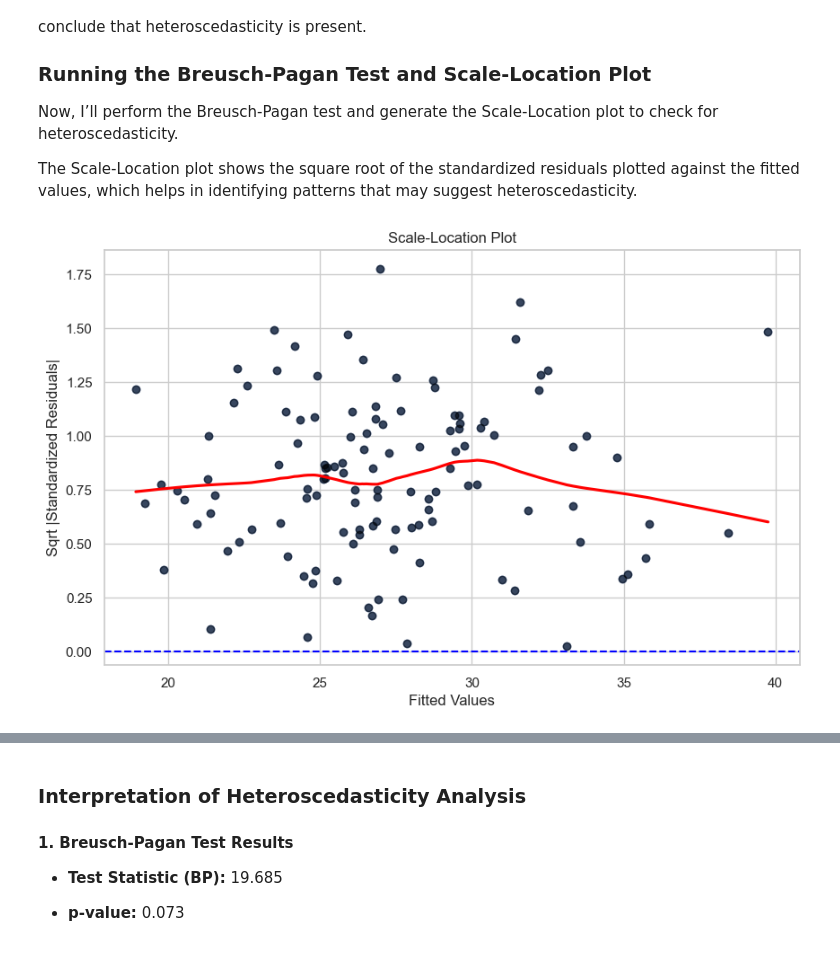
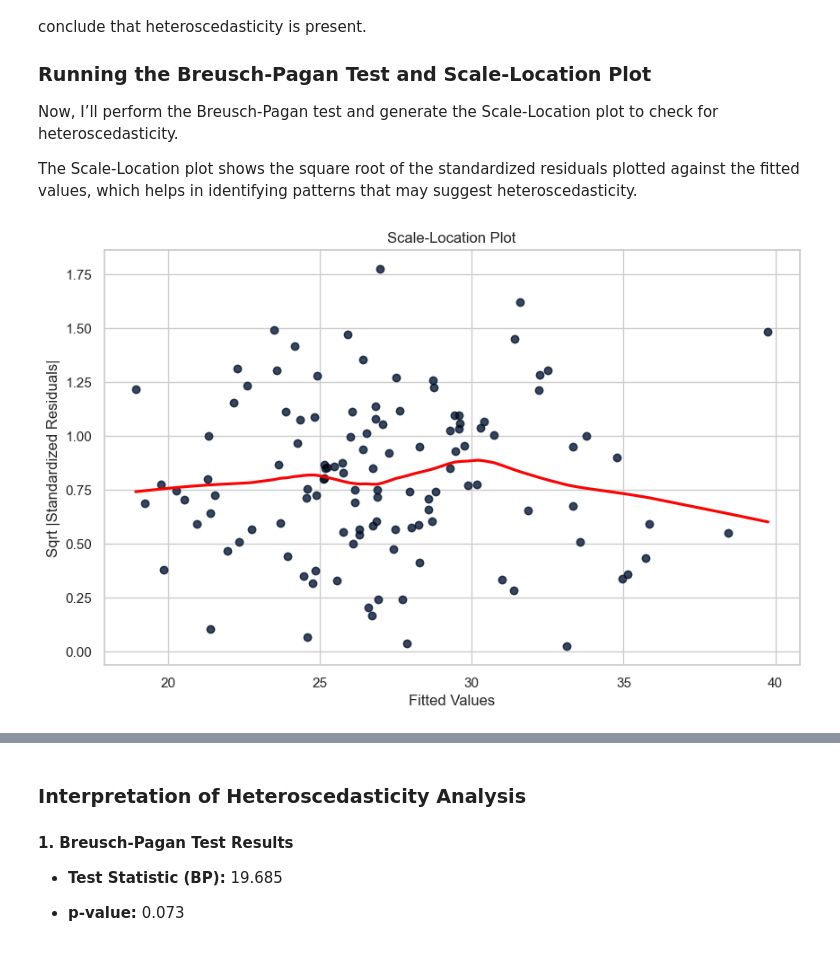
Before and after one commit to Statsomat/OLSAI, a Jupyter notebook: ColabNotebooks/CacaoChatGPT_After.ipynb, the cells around one changed output, grey strips where cells are left out. Drawn from its saved outputs; the diff is of its cells as text; code cells hidden in the pictures.

```diff
--- a/ColabNotebooks/CacaoChatGPT_After.ipynb
+++ b/ColabNotebooks/CacaoChatGPT_After.ipynb
@@ -920,27 +920,26 @@ The Scale-Location plot shows the square root of the standardized residuals plot
 # %%
 from statsmodels.stats.diagnostic import het_breuschpagan
 import numpy as np
 
 # Calculate standardized residuals
 standardized_residuals = ols_model.get_influence().resid_studentized_internal
 
 # Calculate square root of standardized residuals
 sqrt_standardized_residuals = np.sqrt(np.abs(standardized_residuals))
 
 # Perform the Breusch-Pagan test
 bp_test = het_breuschpagan(ols_model.resid, ols_model.model.exog)
 bp_statistic, bp_p_value, _, _ = bp_test
 
 # Plot the Scale-Location plot
 plt.figure(figsize=(10, 6))
 sns.regplot(x=predictions, y=sqrt_standardized_residuals, lowess=True, line_kws={'color': 'red'})
 plt.scatter(predictions, sqrt_standardized_residuals, color='black', alpha=0.5)
-plt.axhline(0, color='blue', linestyle='--')
 plt.title('Scale-Location Plot')
 plt.xlabel('Fitted Values')
 plt.ylabel('Sqrt |Standardized Residuals|')
 plt.show()
 
 bp_statistic, bp_p_value
 # %% [output]
-[figure, old version]
+[figure, new version]
```
Also changed, not shown: parts of 4 cells of this notebook, 15 other files.
